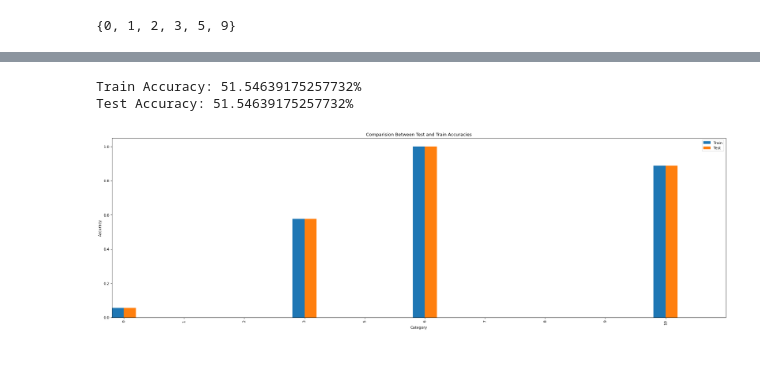
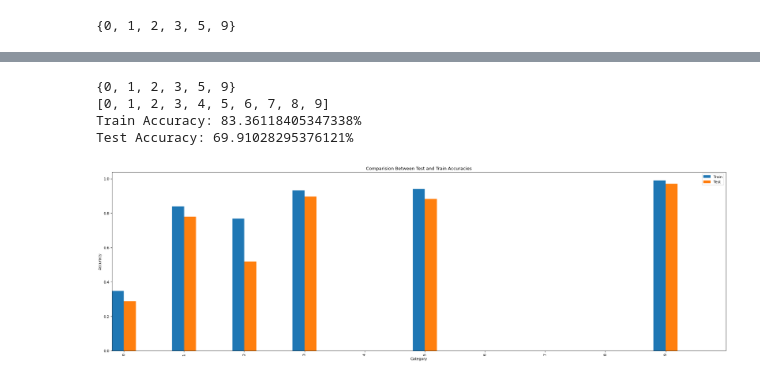
Before and after one commit to mrazimi99/deep-packet, a Jupyter notebook: DeepPacket.ipynb, the cells around one changed output, grey strips where cells are left out. Cells and saved outputs as stored; diff of their text form; code cells hidden in the pictures.

Commit message:
Evaluate test data.

```diff
--- a/DeepPacket.ipynb
+++ b/DeepPacket.ipynb
@@ -102,7 +101,7 @@ for path in os.listdir(pcaps):
     cnt = 0
     for i, packet in enumerate(rdpcap(pcaps + path)):
         #####
-        if cnt > 10:
+        if cnt > 500:
             break
         #####
         arr = transform_packet(packet)
@@ -155,13 +154,16 @@ app_train, app_y = undersample.fit_resample(app_features, train_app_labels)
 # %%
 traffic_train_final = [{'feature': torch.from_numpy(np.array(f.tolist(), dtype=np.float32)), 'label': l} for f, l in zip(traffic_train, traffic_y)]
 app_train_final = [{'feature': torch.from_numpy(np.array(f.tolist(), dtype=np.float32)), 'label': l} for f, l in zip(app_train, app_y)]
+
+traffic_test_final = [{'feature': torch.from_numpy(np.array(elem['feature'], dtype=np.float32)), 'label': elem['traffic_label']} for elem in traffic_test_all]
+app_test_final = [{'feature': torch.from_numpy(np.array(elem['feature'], dtype=np.float32)), 'label': elem['app_label']} for elem in app_test_all]
 # %%
 batch_size = 64
 num_workers = 2
 traffic_train_loader = torch.utils.data.DataLoader(traffic_train_final, batch_size=batch_size, num_workers=num_workers)
 app_train_loader = torch.utils.data.DataLoader(app_train_final, batch_size=batch_size, num_workers=num_workers)
-traffic_test_loader = torch.utils.data.DataLoader(traffic_test_all, batch_size=batch_size, num_workers=num_workers)
-app_test_loader = torch.utils.data.DataLoader(app_test_all, batch_size=batch_size, num_workers=num_workers)
+traffic_test_loader = torch.utils.data.DataLoader(traffic_test_final, batch_size=batch_size, num_workers=num_workers)
+app_test_loader = torch.utils.data.DataLoader(app_test_final, batch_size=batch_size, num_workers=num_workers)
 # %%
 class Model(nn.Module):
     def __init__(self, input_num, middle_layers, output_num, act):
@@ -303,7 +326,11 @@ fit(model, traffic_train_loader, device, criterion, optimizer, num_epochs=300)
-# %%
-t = {0, 1, 2, 3, 5, 6, 7, 8, 9, 10}
-analyse(model, traffic_train_loader, traffic_train_loader, t)
-# %% [output]
-Train Accuracy: 51.54639175257732%
-Test Accuracy: 51.54639175257732%
-[figure, removed]
+# %%
+print(traffic_classes)
+classes = [i for i in range(max(traffic_classes) + 1)]
+print(classes)
+analyse(model, traffic_train_loader, traffic_test_loader, classes)
+# %% [output]
+{0, 1, 2, 3, 5, 9}
+[0, 1, 2, 3, 4, 5, 6, 7, 8, 9]
+Train Accuracy: 83.36118405347338%
+Test Accuracy: 69.91028295376121%
+[figure, added]
```
Also changed, not shown: parts of 4 cells of this notebook.
